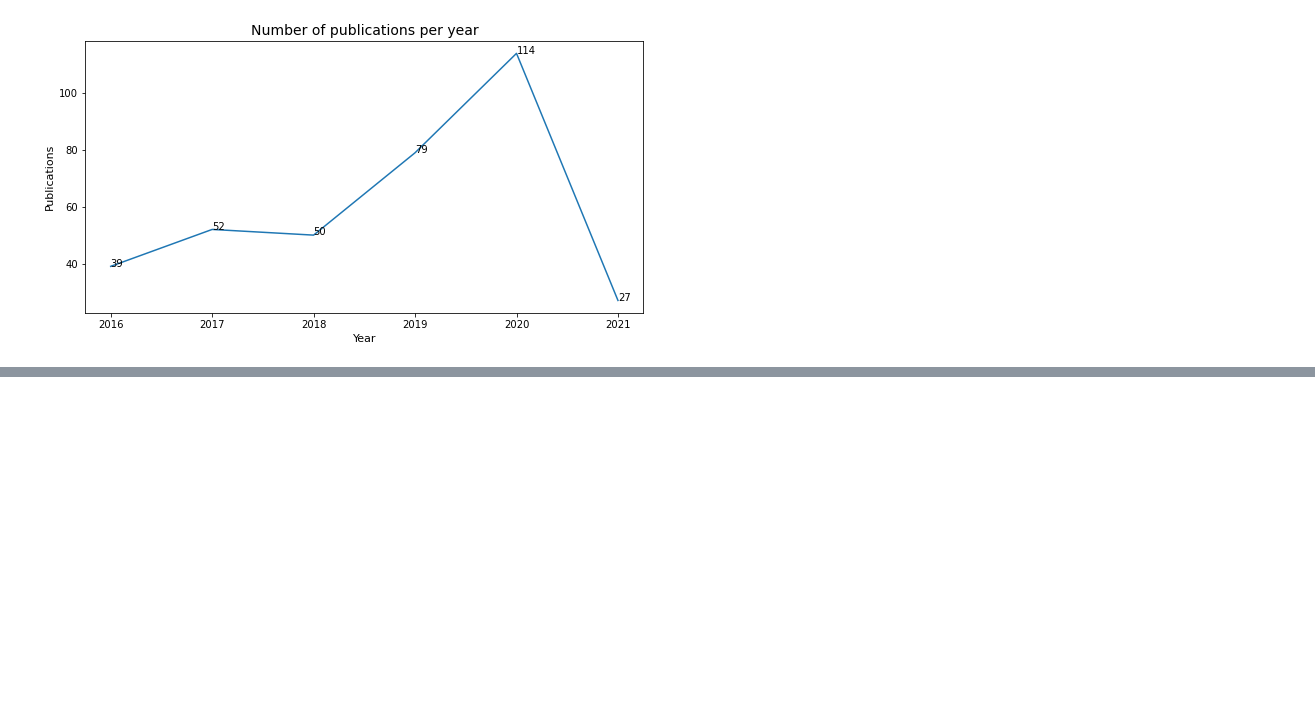
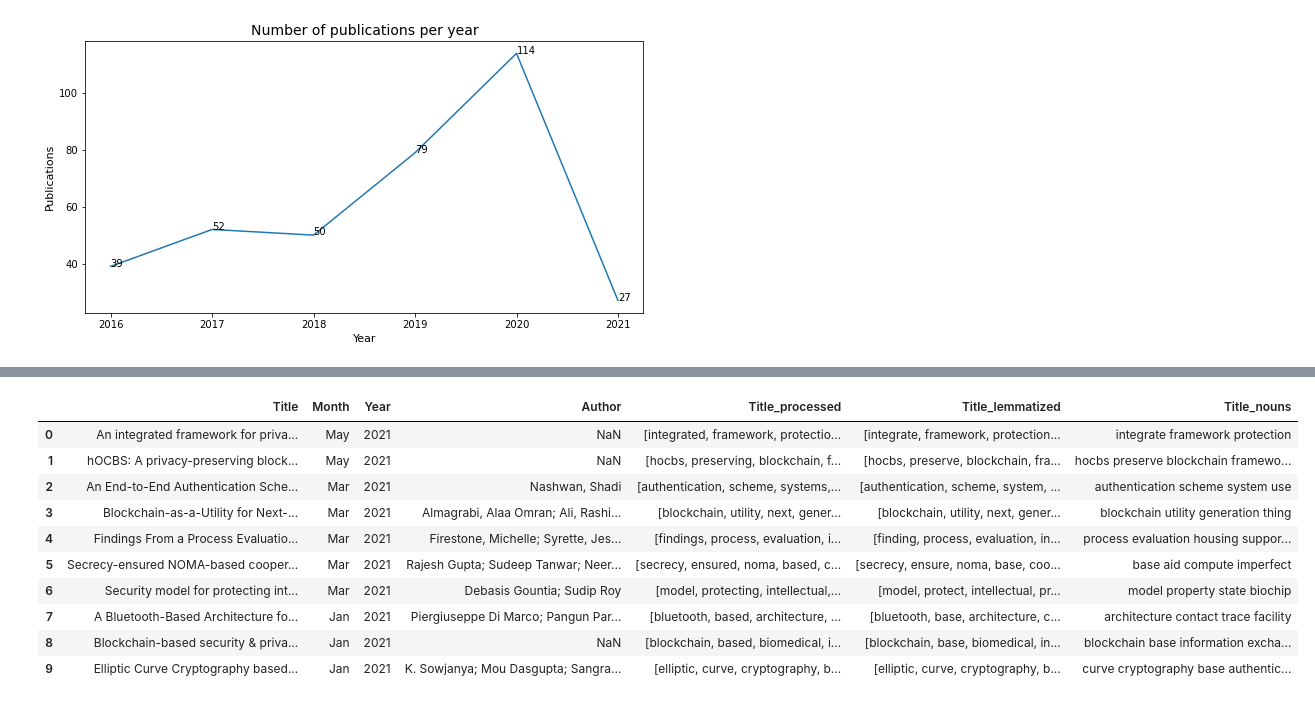
Before and after one commit to SelvakumaarSD/UnsupervisedModellingAndValidation, a Jupyter notebook: Topic Mining of Research Papers.ipynb, the cells around one changed output, grey strips where cells are left out. Cells and saved outputs as stored; diff of their text form; code cells hidden in the pictures; blank space fills up the shorter version.

```diff
--- a/Topic Mining of Research Papers.ipynb
+++ b/Topic Mining of Research Papers.ipynb
@@ -191,3 +119,75 @@ response.head(10)
+# %%
+# 3b. Text Pre-processing
+special_stopwords = ['privacy','healthcare','secure','base','security','research','system','use','application','data','study','review','method','analysis','consumer','care','network','thing','wban','wbans','wlan','wpan','wsns','xbee','zigbee','wmsn','vwsn','uavs','tossim','roni','rout','pslp','pfps','nrfl','nidps','mqtt','itrust','ieath','ieee','hibe','hhdssc','ehealth','ehealthcare','ehrs','eids','ediscovery','eacbm','ecdsa']
+my_stopwords = nltk.corpus.stopwords.words('english')
+my_stopwords = my_stopwords + special_stopwords
+
+w_tokenizer = nltk.tokenize.WhitespaceTokenizer()
+lemmatizer = nltk.stem.WordNetLemmatizer()
+
+# Snowball Stemming
+word_rooter = nltk.stem.snowball.PorterStemmer(ignore_stopwords=False).stem
+my_punctuation = '!"$%&\'()*+,-./:;<=>?[\\]^_`{|}~•@'
+
+# cleaning master function
+# performs text conversion to lowercase, POS tagging & filter and Lemmatization
+def clean_response(text, bigrams=False):
+    text = text.lower() # lower case conversion
+    text = re.sub('['+my_punctuation + ']+', ' ', text) # strip punctuation
+    text = re.sub('\s+', ' ', text) #remove double spacing
+    text = re.sub('([0-9]+)', '', text) # remove numbers
+    text_token_list = [word for word in w_tokenizer.tokenize(text) if word not in my_stopwords] # remove stopwords
+
+    #text_token_list = [word_rooter(word) if '#' not in word else word
+                        #for word in text_token_list] # apply word rooter
+    if bigrams:
+        text_token_list = text_token_list+[text_token_list[i]+'_'+text_token_list[i+1]
+                                            for i in range(len(text_token_list)-1)]
+    return [token for token in text_token_list if len(token) > 3]
+
+response['Title_processed'] = response.Title.apply(clean_response)
+
+# Master function to POS tagging
+def get_wordnet_pos(word):
+    """Map POS tag to first character lemmatize() accepts"""
+    tag = nltk.pos_tag([word])[0][1][0].upper()
+    tag_dict = {"J": wordnet.ADJ,
+                "N": wordnet.NOUN,
+                "V": wordnet.VERB,
+                "R": wordnet.ADV}
+    return tag_dict.get(tag, wordnet.NOUN) or tag_dict.get(tag, wordnet.ADJ)
+
+# Master function to Lemmatization and Stemming
+def lemmatize_text(text):
+    lemmatized_text = [lemmatizer.lemmatize(token, get_wordnet_pos(token)) for token in text]
+    return lemmatized_text
+
+response['Title_lemmatized'] = response.Title_processed.apply(lemmatize_text)
+
+# Master Function for Extracion of Nouns
+def extract_nouns(tokens):
+    #tokens = nltk.word_tokenize(sentence)
+    tagged = nltk.pos_tag(tokens)
+    length = len(tagged) - 1
+    noun_list = list()
+    noun_list = [item[0] for item in tagged if item[1][0] == 'N']
+    return ' '.join(noun_list)
+
+response['Title_nouns'] = response.Title_lemmatized.apply(extract_nouns)
+
+response.head(10)
+# %% [output]
+|  | Title | Month | Year | Author | Title_processed | Title_lemmatized | Title_nouns |
+| 0 | An integrated framework for priva... | May | 2021 | NaN | [integrated, framework, protectio... | [integrate, framework, protection... | integrate framework protection |
+| 1 | hOCBS: A privacy-preserving block... | May | 2021 | NaN | [hocbs, preserving, blockchain, f... | [hocbs, preserve, blockchain, fra... | hocbs preserve blockchain framewo... |
+| 2 | An End-to-End Authentication Sche... | Mar | 2021 | Nashwan, Shadi | [authentication, scheme, systems,... | [authentication, scheme, system, ... | authentication scheme system use |
+| 3 | Blockchain-as-a-Utility for Next-... | Mar | 2021 | Almagrabi, Alaa Omran; Ali, Rashi... | [blockchain, utility, next, gener... | [blockchain, utility, next, gener... | blockchain utility generation thing |
+| 4 | Findings From a Process Evaluatio... | Mar | 2021 | Firestone, Michelle; Syrette, Jes... | [findings, process, evaluation, i... | [finding, process, evaluation, in... | process evaluation housing suppor... |
+| 5 | Secrecy-ensured NOMA-based cooper... | Mar | 2021 | Rajesh Gupta; Sudeep Tanwar; Neer... | [secrecy, ensured, noma, based, c... | [secrecy, ensure, noma, base, coo... | base aid compute imperfect |
+| 6 | Security model for protecting int... | Mar | 2021 | Debasis Gountia; Sudip Roy | [model, protecting, intellectual,... | [model, protect, intellectual, pr... | model property state biochip |
+| 7 | A Bluetooth-Based Architecture fo... | Jan | 2021 | Piergiuseppe Di Marco; Pangun Par... | [bluetooth, based, architecture, ... | [bluetooth, base, architecture, c... | architecture contact trace facility |
+| 8 | Blockchain-based security & priva... | Jan | 2021 | NaN | [blockchain, based, biomedical, i... | [blockchain, base, biomedical, in... | blockchain base information excha... |
+| 9 | Elliptic Curve Cryptography based... | Jan | 2021 | K. Sowjanya; Mou Dasgupta; Sangra... | [elliptic, curve, cryptography, b... | [elliptic, curve, cryptography, b... | curve cryptography base authentic... |
 # %%
 # 3c. Stop Word Filtering and Word Cloud Generation
 long_string = " ".join(map(str, response['Title_nouns']))
```
Also changed, not shown: parts of 22 cells of this notebook, 2 other files.
